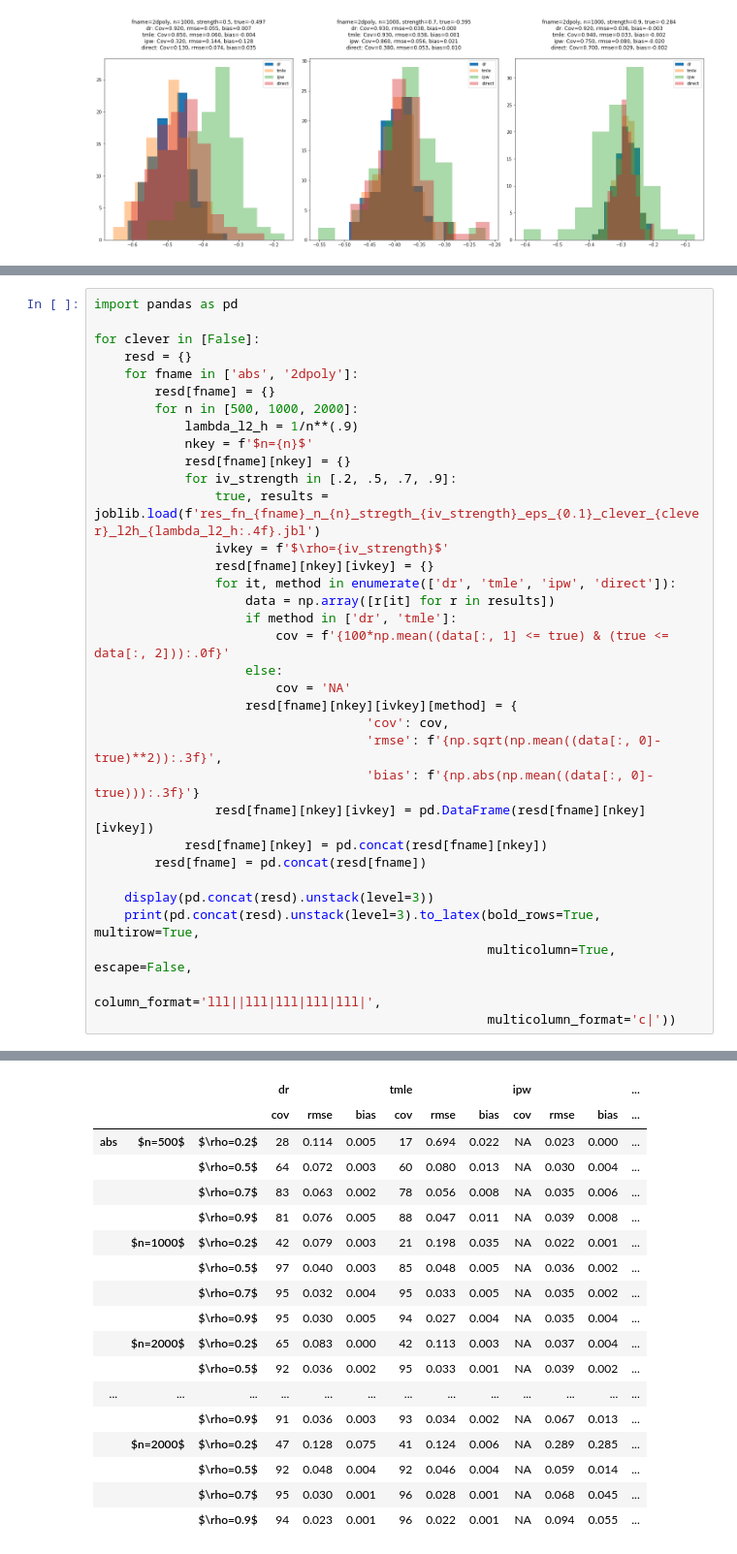
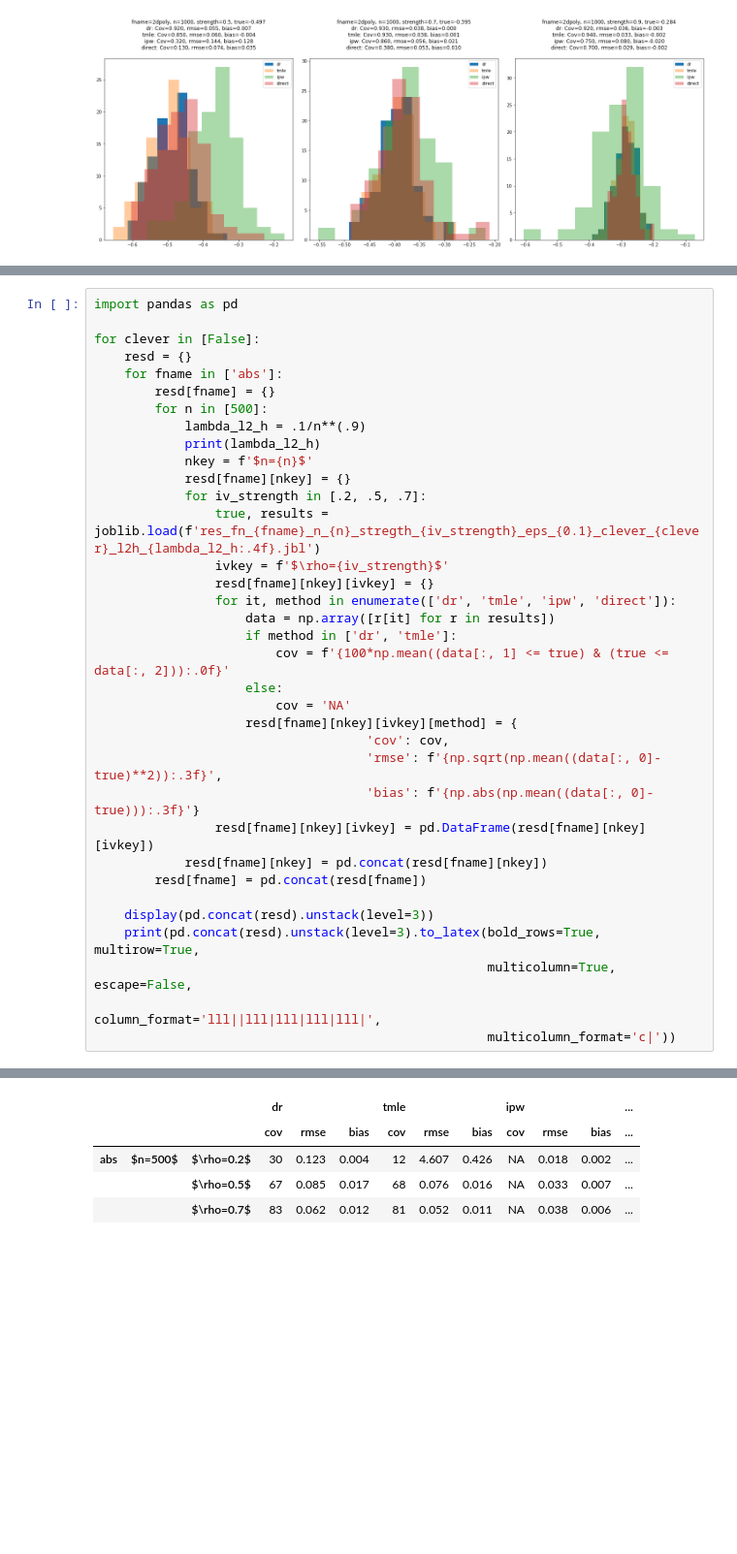
Before and after one commit to syrgkanislab/npiv_functionals, a Jupyter notebook: notebooks/Postprocess.ipynb, the cells around one changed output, grey strips where cells are left out. Shown at 97% size. Drawn from its saved outputs; the diff is of its cells as text; blank space fills up the shorter version.

```diff
--- a/notebooks/Postprocess.ipynb
+++ b/notebooks/Postprocess.ipynb
@@ -223,13 +223,14 @@ import pandas as pd
 
 for clever in [False]:
     resd = {}
-    for fname in ['abs', '2dpoly']:
+    for fname in ['abs']:
         resd[fname] = {}
-        for n in [500, 1000, 2000]:
-            lambda_l2_h = 1/n**(.9)
+        for n in [500]:
+            lambda_l2_h = .1/n**(.9)
+            print(lambda_l2_h)
             nkey = f'$n={n}$'
             resd[fname][nkey] = {}
-            for iv_strength in [.2, .5, .7, .9]:
+            for iv_strength in [.2, .5, .7]:
                 true, results = joblib.load(f'res_fn_{fname}_n_{n}_stregth_{iv_strength}_eps_{0.1}_clever_{clever}_l2h_{lambda_l2_h:.4f}.jbl')
                 ivkey = f'$\rho={iv_strength}$'
                 resd[fname][nkey][ivkey] = {}
@@ -256,18 +258,5 @@ for clever in [False]:
 |  |  |  | dr |  |  | tmle |  |  | ipw |  |  | ... |
 |  |  |  | cov | rmse | bias | cov | rmse | bias | cov | rmse | bias | ... |
-| abs | $n=500$ | $\rho=0.2$ | 28 | 0.114 | 0.005 | 17 | 0.694 | 0.022 | NA | 0.023 | 0.000 | ... |
-|  |  | $\rho=0.5$ | 64 | 0.072 | 0.003 | 60 | 0.080 | 0.013 | NA | 0.030 | 0.004 | ... |
-|  |  | $\rho=0.7$ | 83 | 0.063 | 0.002 | 78 | 0.056 | 0.008 | NA | 0.035 | 0.006 | ... |
-|  |  | $\rho=0.9$ | 81 | 0.076 | 0.005 | 88 | 0.047 | 0.011 | NA | 0.039 | 0.008 | ... |
-|  | $n=1000$ | $\rho=0.2$ | 42 | 0.079 | 0.003 | 21 | 0.198 | 0.035 | NA | 0.022 | 0.001 | ... |
-|  |  | $\rho=0.5$ | 97 | 0.040 | 0.003 | 85 | 0.048 | 0.005 | NA | 0.036 | 0.002 | ... |
-|  |  | $\rho=0.7$ | 95 | 0.032 | 0.004 | 95 | 0.033 | 0.005 | NA | 0.035 | 0.002 | ... |
-|  |  | $\rho=0.9$ | 95 | 0.030 | 0.005 | 94 | 0.027 | 0.004 | NA | 0.035 | 0.004 | ... |
-|  | $n=2000$ | $\rho=0.2$ | 65 | 0.083 | 0.000 | 42 | 0.113 | 0.003 | NA | 0.037 | 0.004 | ... |
-|  |  | $\rho=0.5$ | 92 | 0.036 | 0.002 | 95 | 0.033 | 0.001 | NA | 0.039 | 0.002 | ... |
-| ... | ... | ... | ... | ... | ... | ... | ... | ... | ... | ... | ... | ... |
-|  |  | $\rho=0.9$ | 91 | 0.036 | 0.003 | 93 | 0.034 | 0.002 | NA | 0.067 | 0.013 | ... |
-|  | $n=2000$ | $\rho=0.2$ | 47 | 0.128 | 0.075 | 41 | 0.124 | 0.006 | NA | 0.289 | 0.285 | ... |
-|  |  | $\rho=0.5$ | 92 | 0.048 | 0.004 | 92 | 0.046 | 0.004 | NA | 0.059 | 0.014 | ... |
-|  |  | $\rho=0.7$ | 95 | 0.030 | 0.001 | 96 | 0.028 | 0.001 | NA | 0.068 | 0.045 | ... |
-|  |  | $\rho=0.9$ | 94 | 0.023 | 0.001 | 96 | 0.022 | 0.001 | NA | 0.094 | 0.055 | ... |
+| abs | $n=500$ | $\rho=0.2$ | 30 | 0.123 | 0.004 | 12 | 4.607 | 0.426 | NA | 0.018 | 0.002 | ... |
+|  |  | $\rho=0.5$ | 67 | 0.085 | 0.017 | 68 | 0.076 | 0.016 | NA | 0.033 | 0.007 | ... |
+|  |  | $\rho=0.7$ | 83 | 0.062 | 0.012 | 81 | 0.052 | 0.011 | NA | 0.038 | 0.006 | ... |
```
Also changed, not shown: parts of 1 cell of this notebook.
